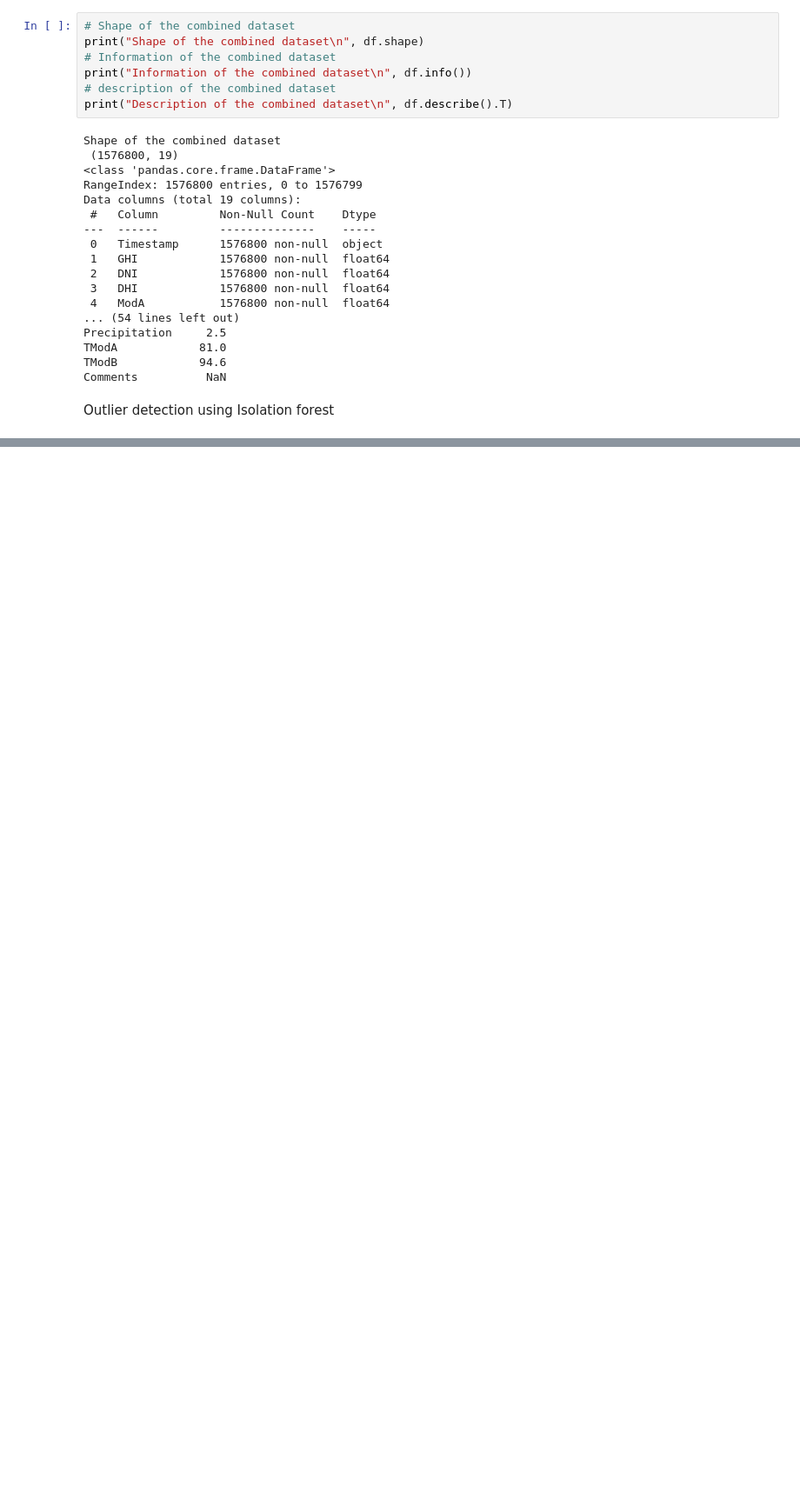
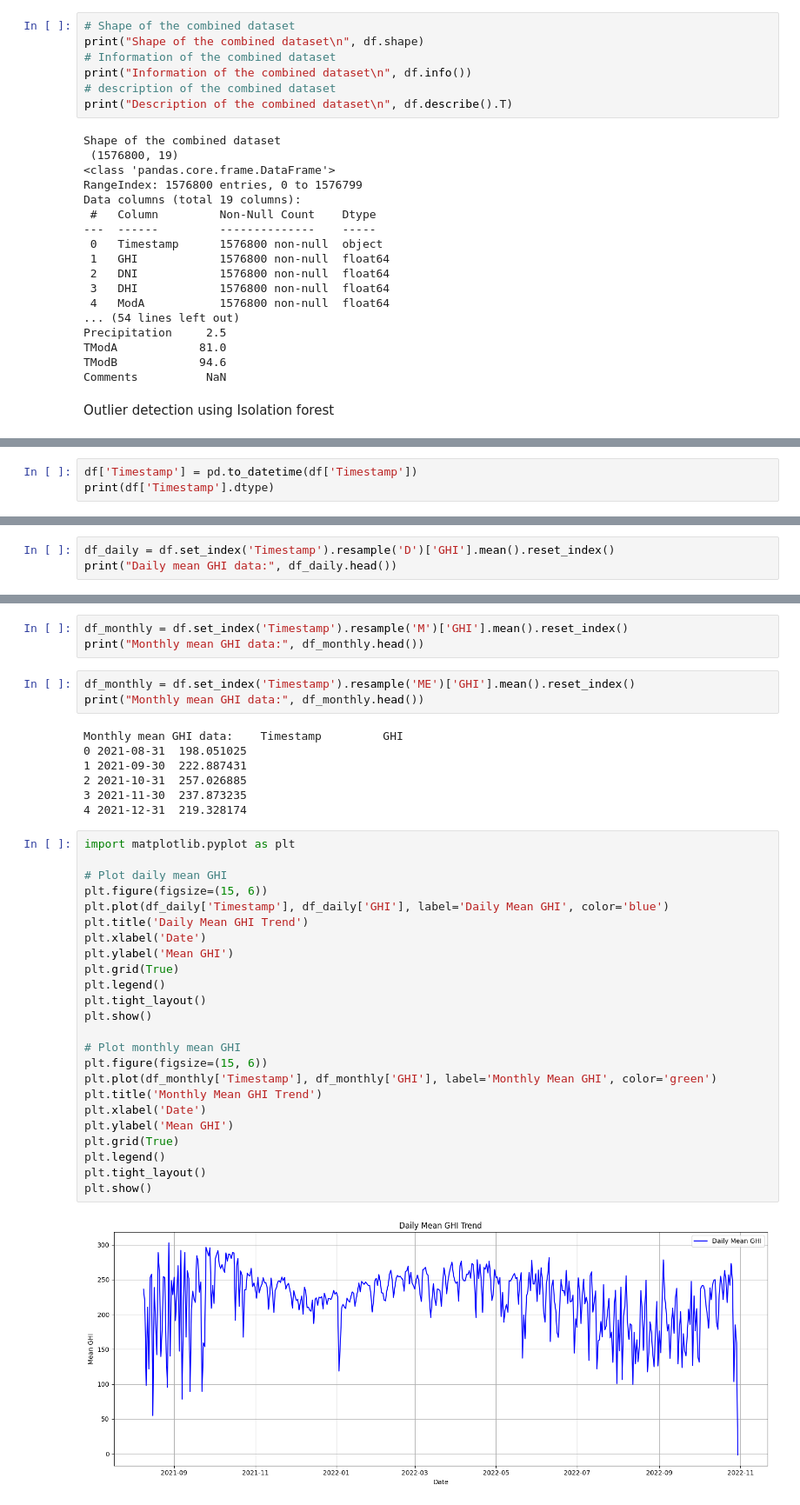
Before and after one commit to Eba-Fekadu/Machine_Learning_Capstone_Project_1, a Jupyter notebook: notebooks/EDA.ipynb, the cells around one changed output, grey strips where cells are left out. Shown: that part at 87% size. Drawn from its saved outputs; the diff is of its cells as text; blank space fills up the shorter version.

```diff
--- a/notebooks/EDA.ipynb
+++ b/notebooks/EDA.ipynb
@@ -207,0 +179,3 @@ Head of DataFrame with outlier labels and scores:
+# %%
+df['Timestamp'] = pd.to_datetime(df['Timestamp'])
+print(df['Timestamp'].dtype)
@@ -207,0 +184,3 @@ Head of DataFrame with outlier labels and scores:
+# %%
+df_daily = df.set_index('Timestamp').resample('D')['GHI'].mean().reset_index()
+print("Daily mean GHI data:", df_daily.head())
@@ -207,0 +194,39 @@ Head of DataFrame with outlier labels and scores:
+# %%
+df_monthly = df.set_index('Timestamp').resample('M')['GHI'].mean().reset_index()
+print("Monthly mean GHI data:", df_monthly.head())
+# %%
+df_monthly = df.set_index('Timestamp').resample('ME')['GHI'].mean().reset_index()
+print("Monthly mean GHI data:", df_monthly.head())
+# %% [output]
+Monthly mean GHI data:    Timestamp         GHI
+0 2021-08-31  198.051025
+1 2021-09-30  222.887431
+2 2021-10-31  257.026885
+3 2021-11-30  237.873235
+4 2021-12-31  219.328174
+# %%
+import matplotlib.pyplot as plt
+
+# Plot daily mean GHI
+plt.figure(figsize=(15, 6))
+plt.plot(df_daily['Timestamp'], df_daily['GHI'], label='Daily Mean GHI', color='blue')
+plt.title('Daily Mean GHI Trend')
+plt.xlabel('Date')
+plt.ylabel('Mean GHI')
+plt.grid(True)
+plt.legend()
+plt.tight_layout()
+plt.show()
+
+# Plot monthly mean GHI
+plt.figure(figsize=(15, 6))
+plt.plot(df_monthly['Timestamp'], df_monthly['GHI'], label='Monthly Mean GHI', color='green')
+plt.title('Monthly Mean GHI Trend')
+plt.xlabel('Date')
+plt.ylabel('Mean GHI')
+plt.grid(True)
+plt.legend()
+plt.tight_layout()
+plt.show()
+# %% [output]
+[figure, added]
```
Also changed, not shown: parts of 4 cells of this notebook.
